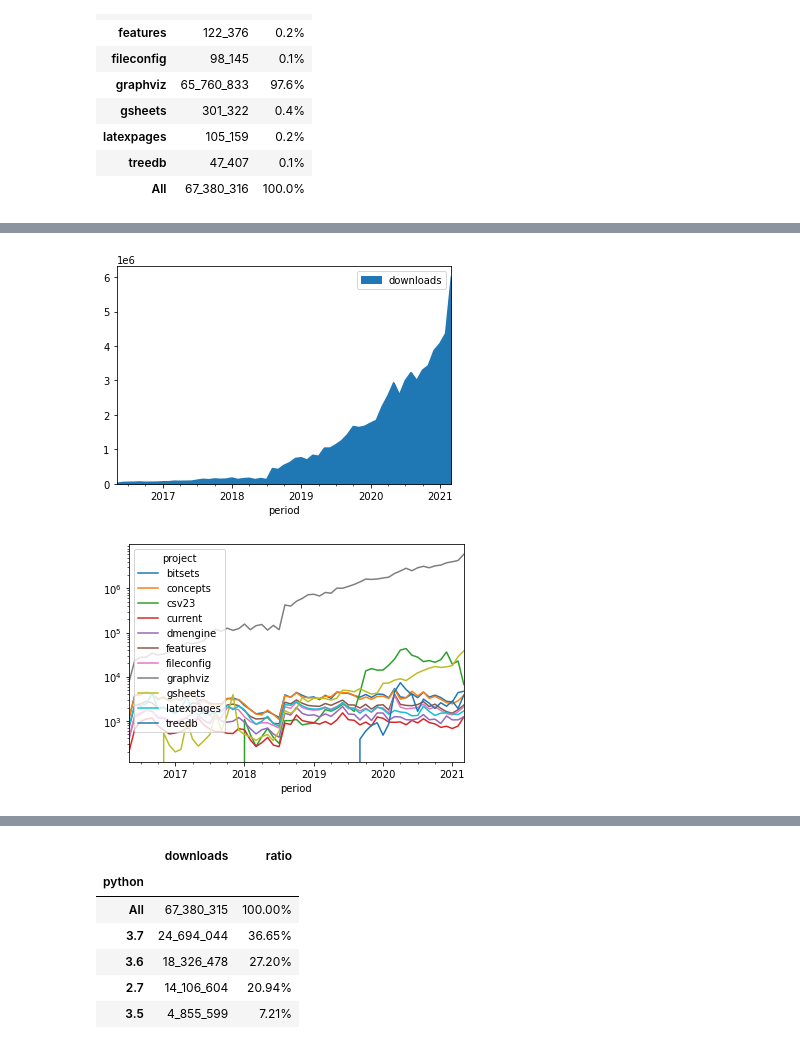
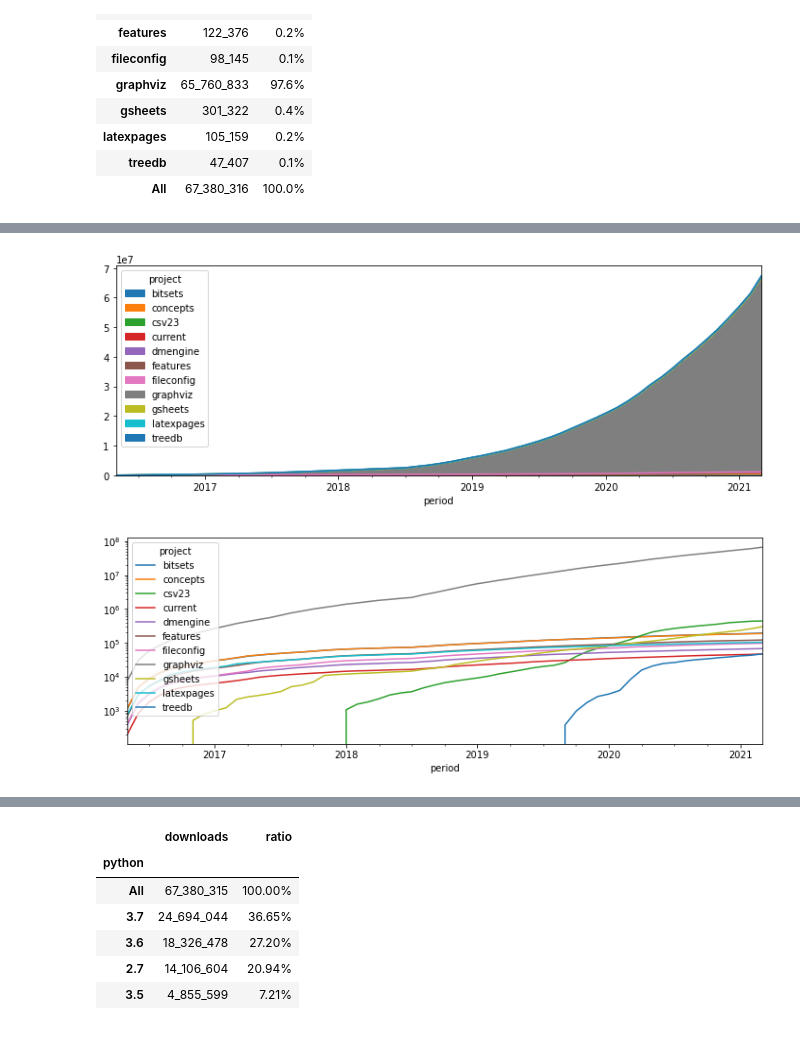
Before and after one commit to xflr6/notebooks, a Jupyter notebook: PyPI.ipynb, the cells around one changed output, grey strips where cells are left out. Saved outputs shown, nothing was run; the diff lists cells and outputs as text; code cells hidden in the pictures.

Commit message:
use double-with plots, plot type per period, remove unneeded sort_values()

```diff
--- a/PyPI.ipynb
+++ b/PyPI.ipynb
@@ -319,3 +319,8 @@ df.pivot_table(values='downloads', index='period', columns='project',
 | 2021-01 | 2688 | 2432 | 19153 | 670 | 1054 | 1495 | 1371 | 4018108 | 17937 | 1445 | ... |
 | 2021-02 | 4378 | 2851 | 22772 | 765 | 1055 | 1788 | 1610 | 4294690 | 28426 | 1386 | ... |
 | 2021-03 | 4677 | 3763 | 6664 | 1233 | 1238 | 2280 | 2091 | 5946853 | 38656 | 1674 | ... |
+# %%
+PLOT_FORMAT = {'figsize': (12, 4)}
+
+(df.pivot_table(values='downloads', index='period', aggfunc='sum')
+ .plot.area(**PLOT_FORMAT));
@@ -322,11 +335,12 @@ df.pivot_table(values='downloads', index='period', columns='project',
 # %%
-(df.pivot_table(values='downloads', index='period', aggfunc='sum')
- .plot.area());
+(df.pivot_table(values='downloads', index='period', columns='project',
+                aggfunc='sum', fill_value=0)
+ .cumsum().plot.area(**PLOT_FORMAT));
 # %% [output]
-[figure, old version]
+[figure, new version]
 # %%
 (df.pivot_table(values='downloads', index='period', columns='project',
                 aggfunc='sum', fill_value=0)
- .plot(logy=True));
+ .cumsum().plot(logy=True, **PLOT_FORMAT));
 # %% [output]
-[figure, old version]
+[figure, new version]
```
Also changed, not shown: parts of 15 cells of this notebook.
